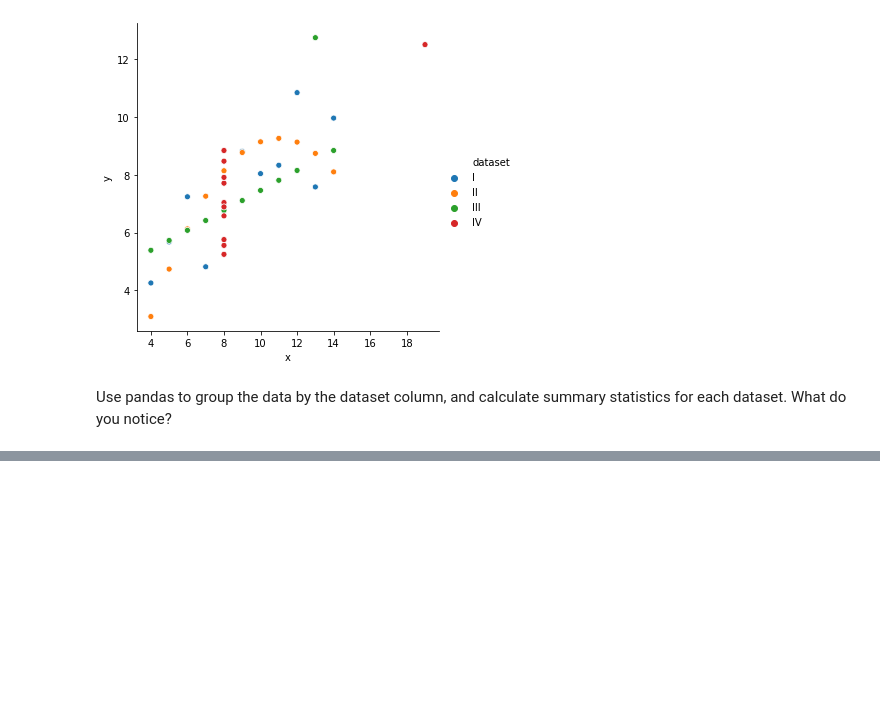
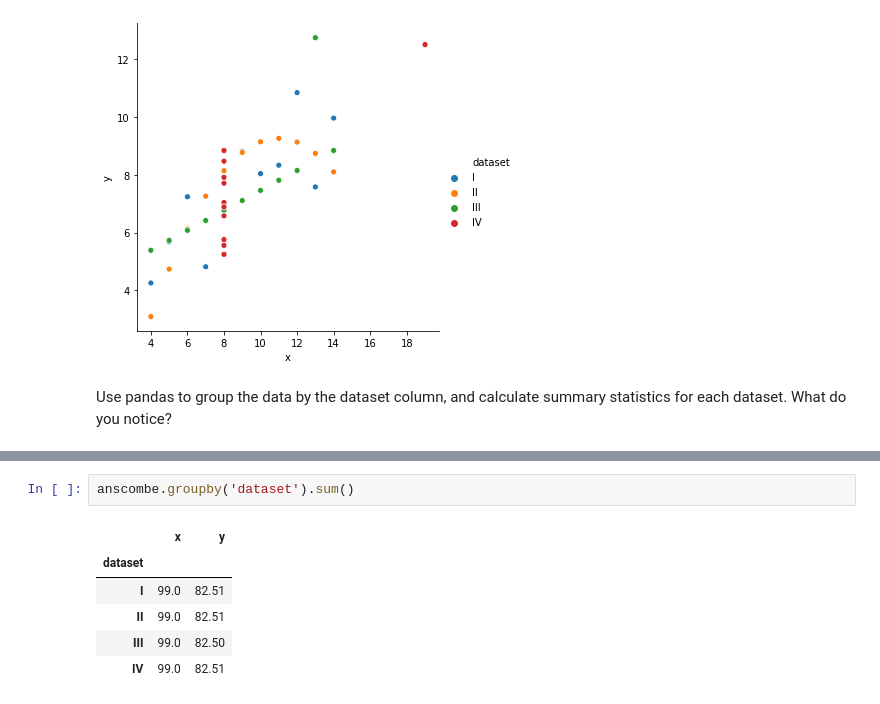
Before and after one commit to matt-c-knight/numpy-pandas-visualization-exercises, a Jupyter notebook: seaborn_exercises.ipynb, the cells around one changed output, grey strips where cells are left out. Cells and saved outputs as stored; diff of their text form; blank space fills up the shorter version.

```diff
--- a/seaborn_exercises.ipynb
+++ b/seaborn_exercises.ipynb
@@ -81,0 +91,9 @@ sns.relplot(x='x', y='y', hue="dataset",data=anscombe)
+# %%
+anscombe.groupby('dataset').sum()
+# %% [output]
+|  | x | y |
+| dataset |  |  |
+| I | 99.0 | 82.51 |
+| II | 99.0 | 82.51 |
+| III | 99.0 | 82.50 |
+| IV | 99.0 | 82.51 |
```
Also changed, not shown: parts of 4 cells of this notebook.
